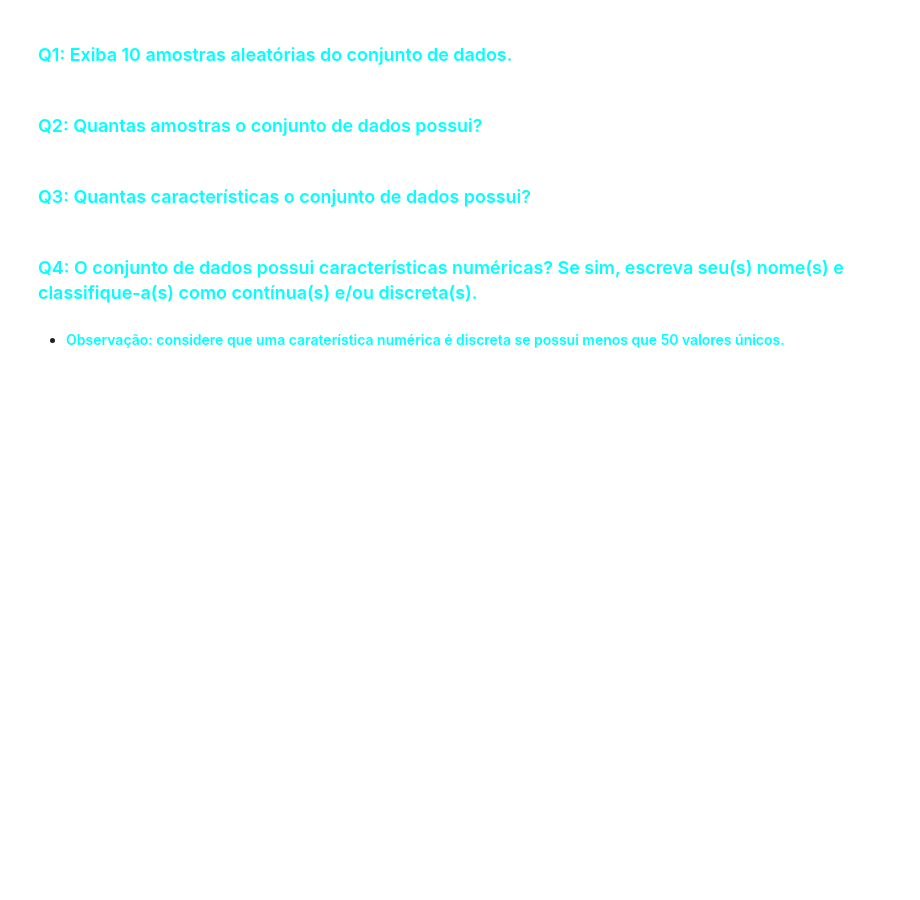
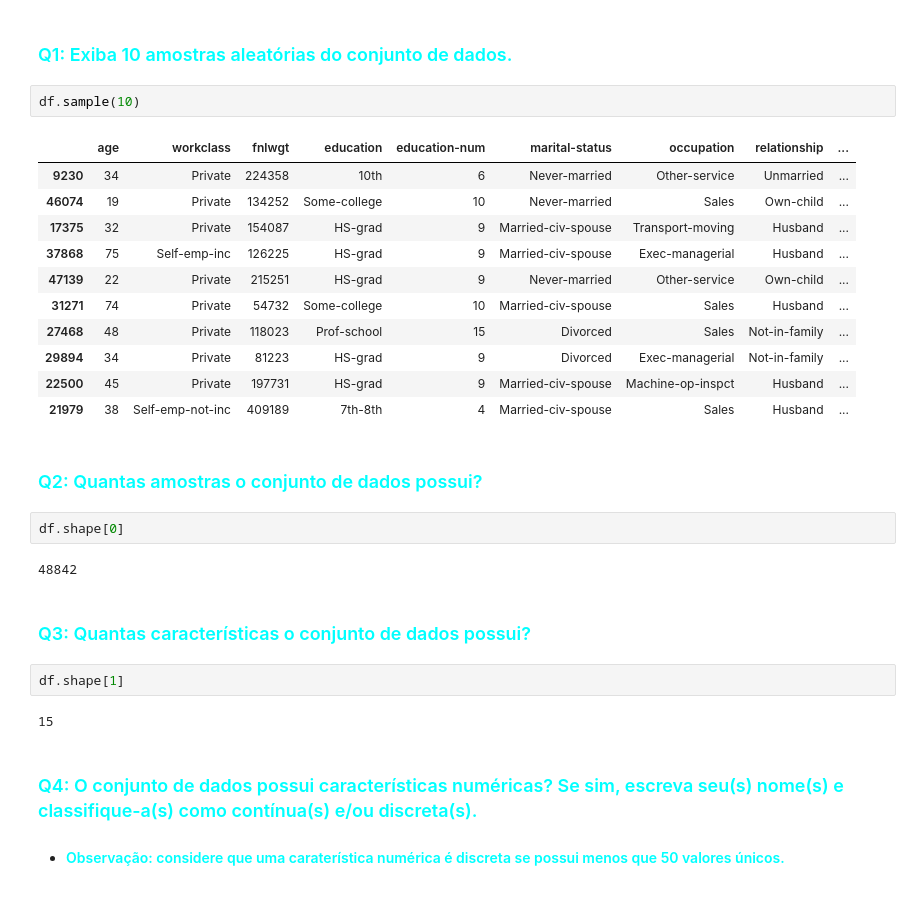
Before and after one commit to AntonioF2/C206-L3, a Jupyter notebook: C318_2026_1_Atividade_02_Enunciado.ipynb, the cells around one changed output. Saved outputs shown, nothing was run; the diff lists cells and outputs as text; blank space fills up the shorter version.

```diff
--- a/C318_2026_1_Atividade_02_Enunciado.ipynb
+++ b/C318_2026_1_Atividade_02_Enunciado.ipynb
@@ -54,10 +117,32 @@ df
 ## <font color='green'>**2.1 Conjuntos de Dados**</font>
 # %% [markdown]
 ### <font color='cyan'>Q1: Exiba 10 amostras aleatórias do conjunto de dados.</font>
+# %%
+df.sample(10)
+# %% [output]
+|  | age | workclass | fnlwgt | education | education-num | marital-status | occupation | relationship | ... |
+| 9230 | 34 | Private | 224358 | 10th | 6 | Never-married | Other-service | Unmarried | ... |
+| 46074 | 19 | Private | 134252 | Some-college | 10 | Never-married | Sales | Own-child | ... |
+| 17375 | 32 | Private | 154087 | HS-grad | 9 | Married-civ-spouse | Transport-moving | Husband | ... |
+| 37868 | 75 | Self-emp-inc | 126225 | HS-grad | 9 | Married-civ-spouse | Exec-managerial | Husband | ... |
+| 47139 | 22 | Private | 215251 | HS-grad | 9 | Never-married | Other-service | Own-child | ... |
+| 31271 | 74 | Private | 54732 | Some-college | 10 | Married-civ-spouse | Sales | Husband | ... |
+| 27468 | 48 | Private | 118023 | Prof-school | 15 | Divorced | Sales | Not-in-family | ... |
+| 29894 | 34 | Private | 81223 | HS-grad | 9 | Divorced | Exec-managerial | Not-in-family | ... |
+| 22500 | 45 | Private | 197731 | HS-grad | 9 | Married-civ-spouse | Machine-op-inspct | Husband | ... |
+| 21979 | 38 | Self-emp-not-inc | 409189 | 7th-8th | 4 | Married-civ-spouse | Sales | Husband | ... |
 # %% [markdown]
 ### <font color='cyan'>Q2: Quantas amostras o conjunto de dados possui?</font>
+# %%
+df.shape[0]
+# %% [output]
+48842
 # %% [markdown]
 ### <font color='cyan'>Q3: Quantas características o conjunto de dados possui?</font>
+# %%
+df.shape[1]
+# %% [output]
+15
 # %% [markdown]
 ### <font color='cyan'>Q4: O conjunto de dados possui características numéricas? Se sim, escreva seu(s) nome(s) e classifique-a(s) como contínua(s) e/ou discreta(s).</font>
 - #### <font color='cyan'>Observação: considere que uma caraterística numérica é discreta se possui menos que 50 valores únicos.</font>
```
Also changed, not shown: parts of 21 cells of this notebook.
